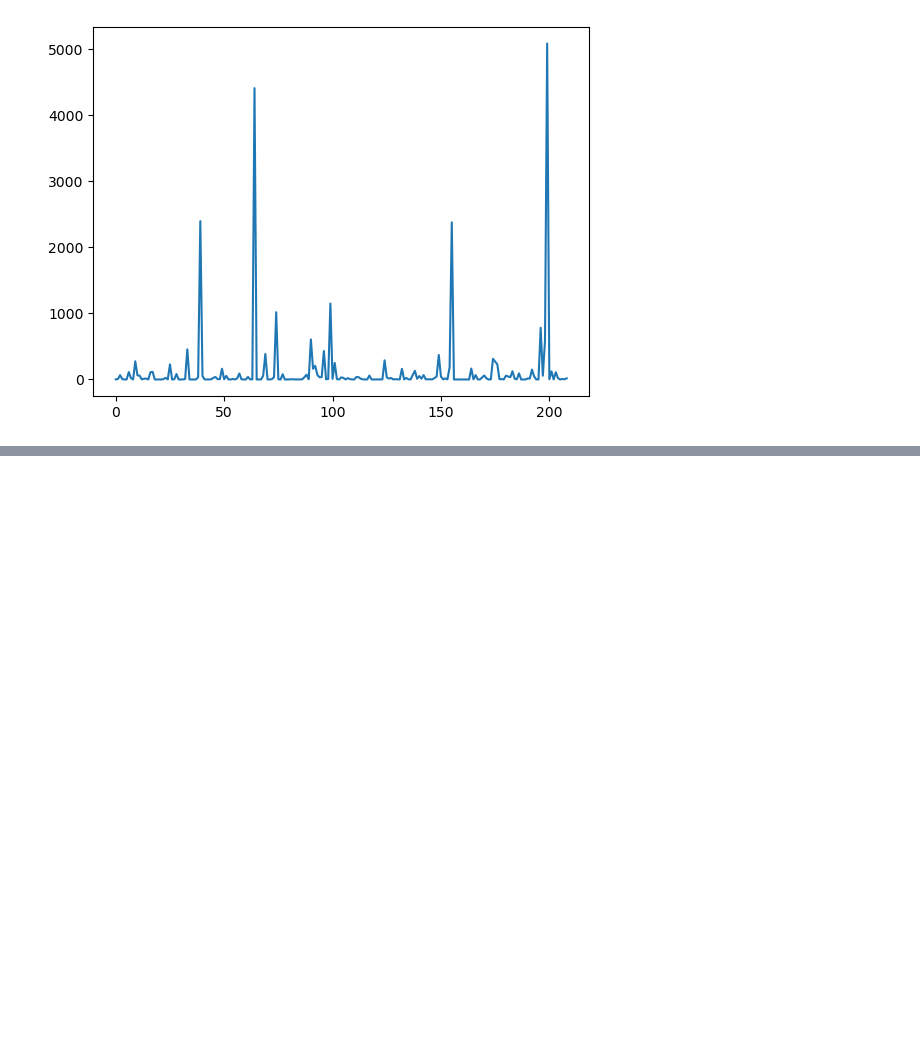
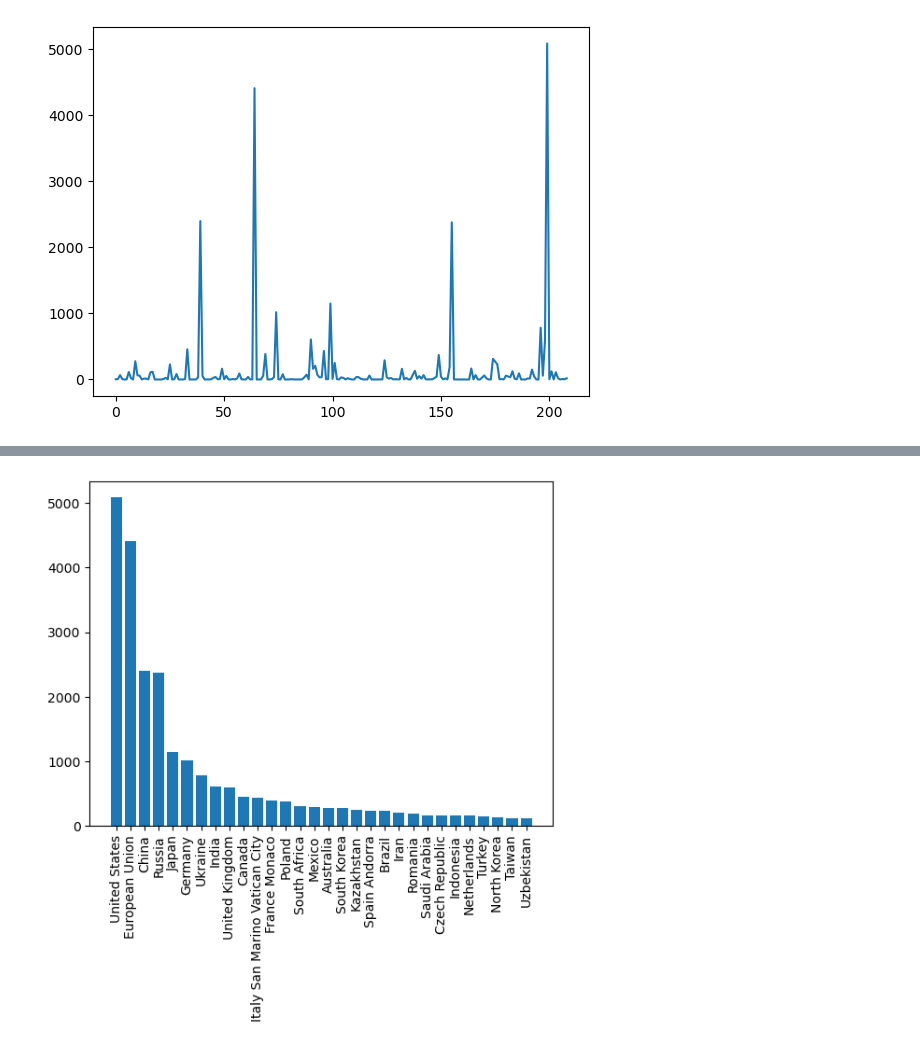
Before and after one commit to henriquecarvalho-maker/Emiss-o-de-Carbono-por-Pais, a Jupyter notebook: analise_carbono_pais.ipynb, the cells around one changed output, grey strips where cells are left out. Saved outputs shown, nothing was run; the diff lists cells and outputs as text; code cells hidden in the pictures; blank space fills up the shorter version.

```diff
--- a/analise_carbono_pais.ipynb
+++ b/analise_carbono_pais.ipynb
@@ -91,5 +91,6 @@ dadosdf['Fossil CO2 emissions(Mt CO2) 1990'].plot()
 <AxesSubplot: >
 [figure]
 # %%
-plt.plot(dadosdf['Country'], dadosdf[dadosdf['Fossil CO2 emissions(Mt CO2) 1990'] >= 10.000])
+emissao_com_mais_de_cemvinte_k = dadosdf[dadosdf['Fossil CO2 emissions(Mt CO2) 1990'] >= 120.000]
+emissao_com_mais_de_cemvinte_k.head()
 # %% [output]
@@ -97,0 +103,7 @@ TypeError: unhashable type: 'numpy.ndarray'
+# %%
+emissao_com_mais_de_cemvinte_k = emissao_com_mais_de_cemvinte_k.sort_values('Fossil CO2 emissions(Mt CO2) 1990', ascending=False)
+# %%
+plt.bar(emissao_com_mais_de_cemvinte_k['Country'], emissao_com_mais_de_cemvinte_k['Fossil CO2 emissions(Mt CO2) 1990'])
+plt.xticks(rotation=90)
+# %% [output]
+[figure, added]
```
Also changed, not shown: parts of 1 cell of this notebook.
